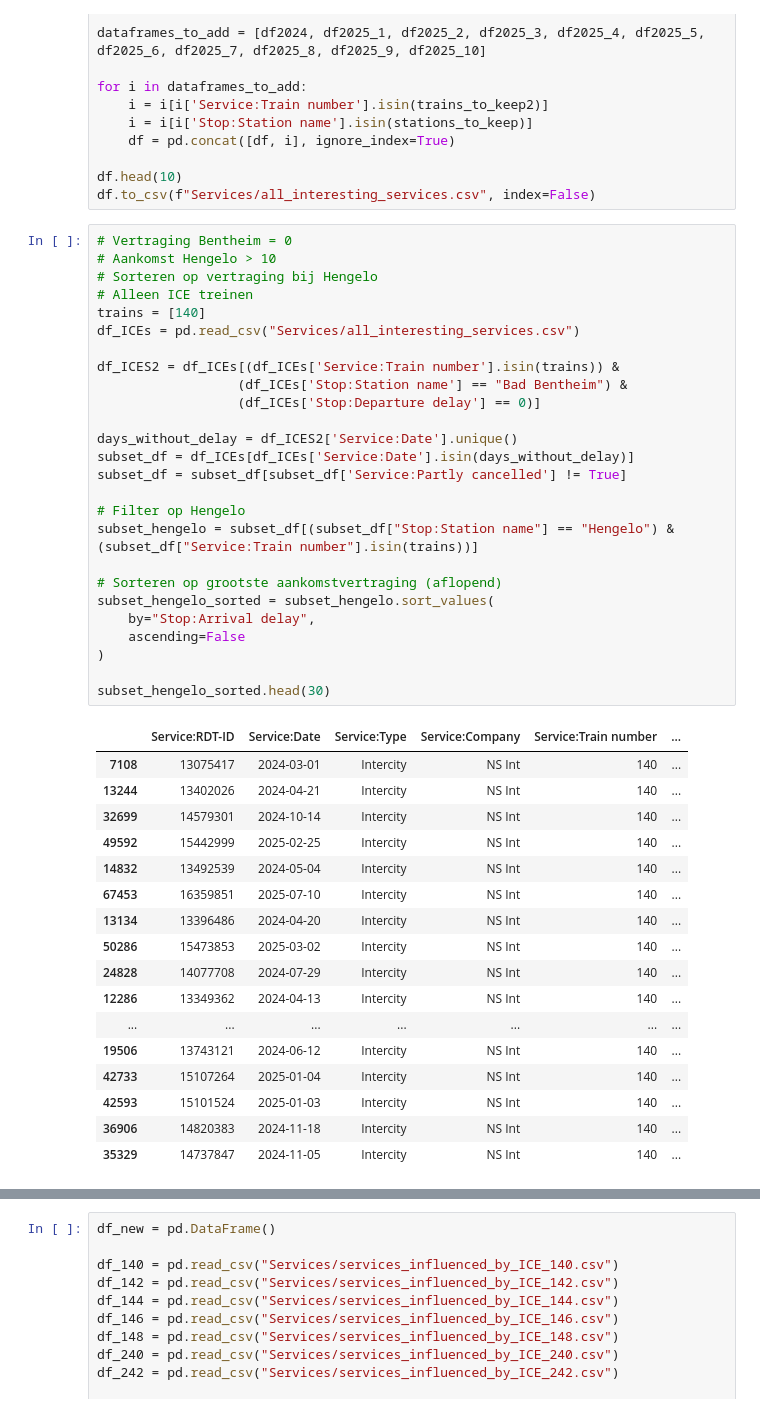
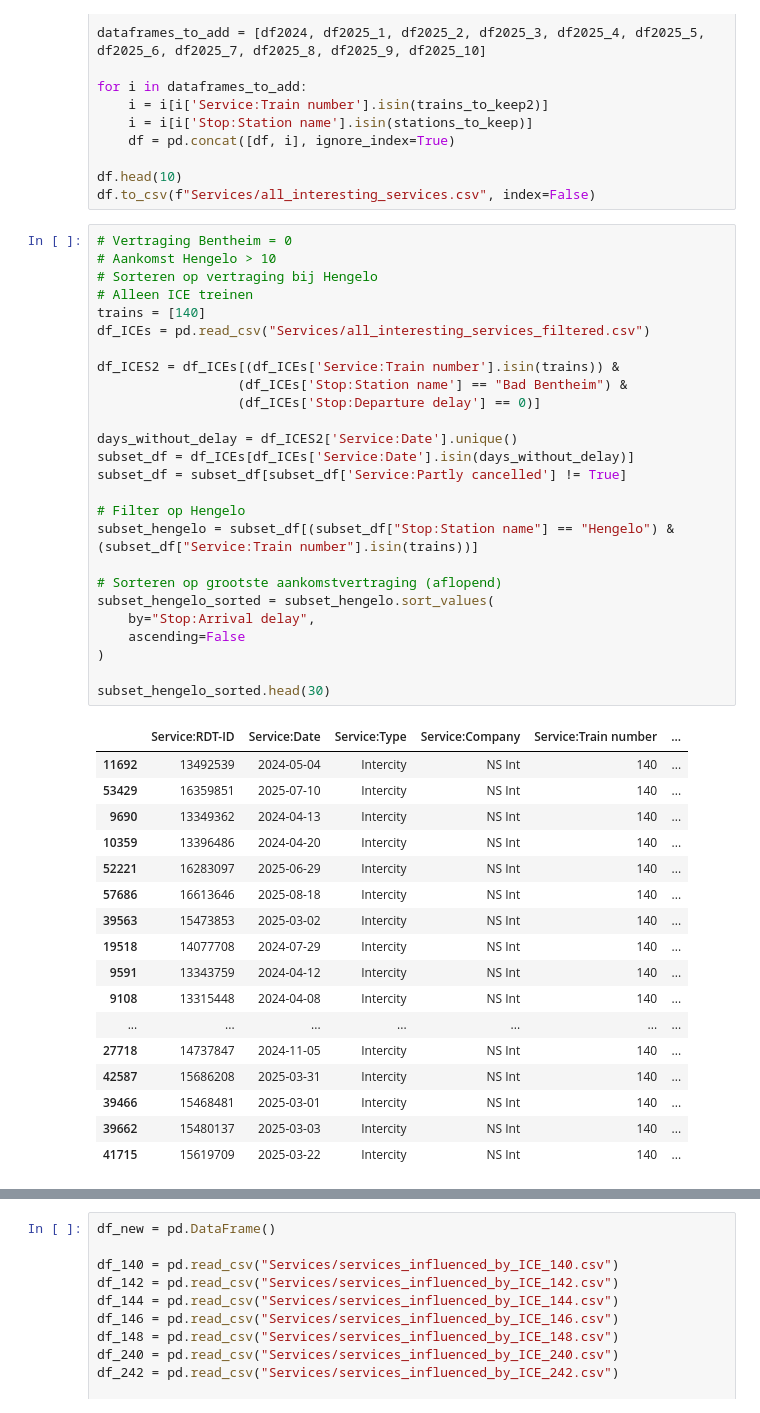
Before and after one commit to NielsvanderRijst/TIL5050-Delayed-ICE, a Jupyter notebook: Time-space prework.ipynb, the cells around one changed output, grey strips where cells are left out. Saved outputs shown, nothing was run; the diff lists cells and outputs as text.

```diff
--- a/Time-space prework.ipynb
+++ b/Time-space prework.ipynb
@@ -149,47 +149,47 @@ df.to_csv(f"Services/all_interesting_services.csv", index=False)
 # %%
 # Vertraging Bentheim = 0
 # Aankomst Hengelo > 10
 # Sorteren op vertraging bij Hengelo
 # Alleen ICE treinen
 trains = [140]
-df_ICEs = pd.read_csv("Services/all_interesting_services.csv")
+df_ICEs = pd.read_csv("Services/all_interesting_services_filtered.csv")
 
 df_ICES2 = df_ICEs[(df_ICEs['Service:Train number'].isin(trains)) &
                   (df_ICEs['Stop:Station name'] == "Bad Bentheim") &
                   (df_ICEs['Stop:Departure delay'] == 0)]
 
 days_without_delay = df_ICES2['Service:Date'].unique()
 subset_df = df_ICEs[df_ICEs['Service:Date'].isin(days_without_delay)]
 subset_df = subset_df[subset_df['Service:Partly cancelled'] != True]
 
 # Filter op Hengelo
 subset_hengelo = subset_df[(subset_df["Stop:Station name"] == "Hengelo") & (subset_df["Service:Train number"].isin(trains))]
 
 # Sorteren op grootste aankomstvertraging (aflopend)
 subset_hengelo_sorted = subset_hengelo.sort_values(
     by="Stop:Arrival delay",
     ascending=False
 )
 
 subset_hengelo_sorted.head(30)
 # %% [output]
 |  | Service:RDT-ID | Service:Date | Service:Type | Service:Company | Service:Train number | ... |
-| 7108 | 13075417 | 2024-03-01 | Intercity | NS Int | 140 | ... |
-| 13244 | 13402026 | 2024-04-21 | Intercity | NS Int | 140 | ... |
-| 32699 | 14579301 | 2024-10-14 | Intercity | NS Int | 140 | ... |
-| 49592 | 15442999 | 2025-02-25 | Intercity | NS Int | 140 | ... |
-| 14832 | 13492539 | 2024-05-04 | Intercity | NS Int | 140 | ... |
-| 67453 | 16359851 | 2025-07-10 | Intercity | NS Int | 140 | ... |
-| 13134 | 13396486 | 2024-04-20 | Intercity | NS Int | 140 | ... |
-| 50286 | 15473853 | 2025-03-02 | Intercity | NS Int | 140 | ... |
-| 24828 | 14077708 | 2024-07-29 | Intercity | NS Int | 140 | ... |
-| 12286 | 13349362 | 2024-04-13 | Intercity | NS Int | 140 | ... |
+| 11692 | 13492539 | 2024-05-04 | Intercity | NS Int | 140 | ... |
+| 53429 | 16359851 | 2025-07-10 | Intercity | NS Int | 140 | ... |
+| 9690 | 13349362 | 2024-04-13 | Intercity | NS Int | 140 | ... |
+| 10359 | 13396486 | 2024-04-20 | Intercity | NS Int | 140 | ... |
+| 52221 | 16283097 | 2025-06-29 | Intercity | NS Int | 140 | ... |
+| 57686 | 16613646 | 2025-08-18 | Intercity | NS Int | 140 | ... |
+| 39563 | 15473853 | 2025-03-02 | Intercity | NS Int | 140 | ... |
+| 19518 | 14077708 | 2024-07-29 | Intercity | NS Int | 140 | ... |
+| 9591 | 13343759 | 2024-04-12 | Intercity | NS Int | 140 | ... |
+| 9108 | 13315448 | 2024-04-08 | Intercity | NS Int | 140 | ... |
 | ... | ... | ... | ... | ... | ... | ... |
-| 19506 | 13743121 | 2024-06-12 | Intercity | NS Int | 140 | ... |
-| 42733 | 15107264 | 2025-01-04 | Intercity | NS Int | 140 | ... |
-| 42593 | 15101524 | 2025-01-03 | Intercity | NS Int | 140 | ... |
-| 36906 | 14820383 | 2024-11-18 | Intercity | NS Int | 140 | ... |
-| 35329 | 14737847 | 2024-11-05 | Intercity | NS Int | 140 | ... |
+| 27718 | 14737847 | 2024-11-05 | Intercity | NS Int | 140 | ... |
+| 42587 | 15686208 | 2025-03-31 | Intercity | NS Int | 140 | ... |
+| 39466 | 15468481 | 2025-03-01 | Intercity | NS Int | 140 | ... |
+| 39662 | 15480137 | 2025-03-03 | Intercity | NS Int | 140 | ... |
+| 41715 | 15619709 | 2025-03-22 | Intercity | NS Int | 140 | ... |
 # %%
 df_140 = pd.read_csv("Services/services_influenced_by_ICE_140.csv")
 
```
Also changed, not shown: parts of 3 cells of this notebook, 16 other files.
